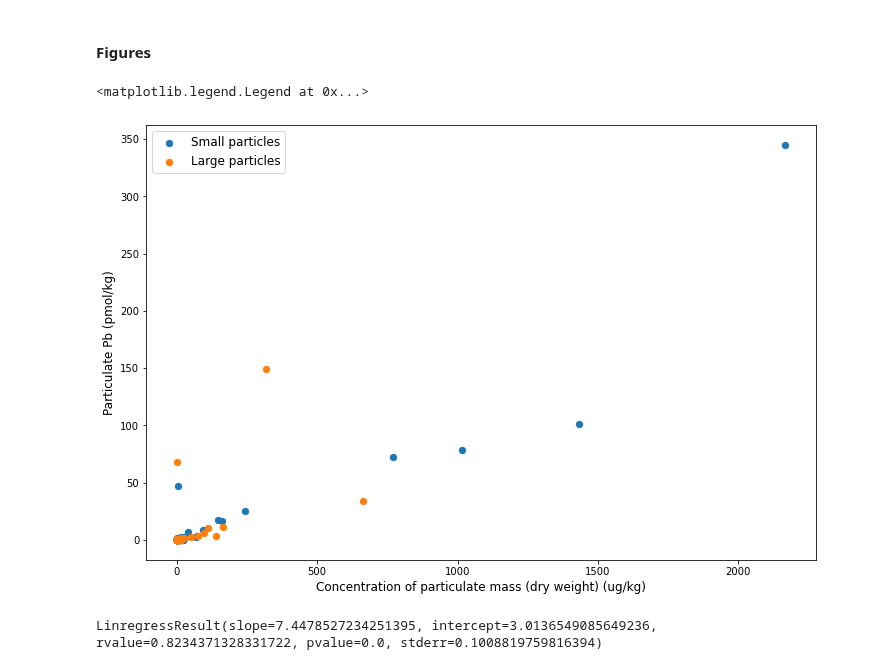
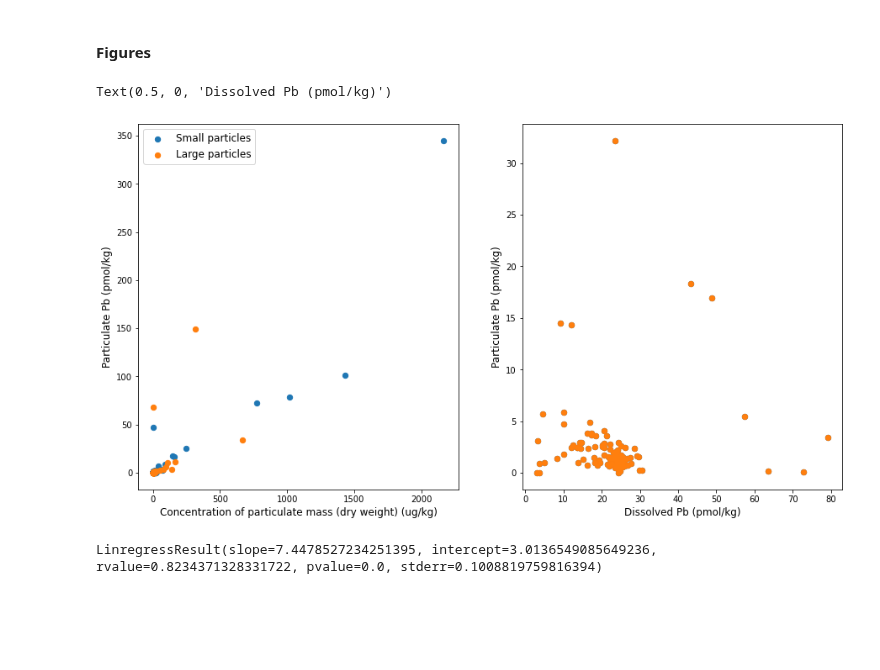
Before and after one commit to UBC-MOAD/analysis-brogalla, a Jupyter notebook: paper3/scavenging-trials/dPb-pPb-SPM-obs.ipynb, the cells around one changed output. Saved outputs shown, nothing was run; the diff lists cells and outputs as text; code cells hidden in the pictures; blank space fills up the shorter version.

```diff
--- a/paper3/scavenging-trials/dPb-pPb-SPM-obs.ipynb
+++ b/paper3/scavenging-trials/dPb-pPb-SPM-obs.ipynb
@@ -34,16 +35,21 @@ depth     = df['var2'].values
 ratio_Pb_LPT = particPb_LPT/dissolPb
 ratio_Pb_SPT = particPb_SPT/dissolPb
 # %%
-fig, ax = plt.subplots(1,1, figsize=(12,8))
+fig, ax = plt.subplots(1,2, figsize=(15,8))
 
-ax.scatter(pmass_SPT.flatten(), particPb_SPT.flatten(), s=40, label='Small particles')
-ax.scatter(pmass_LPT.flatten(), particPb_LPT.flatten(), s=40, label='Large particles')
-ax.set_xlabel('Concentration of particulate mass (dry weight) (ug/kg)', fontsize=12)
-ax.set_ylabel('Particulate Pb (pmol/kg)', fontsize=12)
-ax.legend(fontsize=12)
+ax[0].scatter(pmass_SPT.flatten(), particPb_SPT.flatten(), s=40, label='Small particles')
+ax[0].scatter(pmass_LPT.flatten(), particPb_LPT.flatten(), s=40, label='Large particles')
+ax[0].set_xlabel('Concentration of particulate mass (dry weight) (ug/kg)', fontsize=12)
+ax[0].set_ylabel('Particulate Pb (pmol/kg)', fontsize=12)
+ax[0].legend(fontsize=12)
+
+ax[1].scatter(dissolPb.flatten(), particPb.flatten(), s=40)
+ax[1].scatter(dissolPb.flatten(), particPb.flatten(), s=40)
+ax[1].set_ylabel('Particulate Pb (pmol/kg)', fontsize=12)
+ax[1].set_xlabel('Dissolved Pb (pmol/kg)', fontsize=12)
 # %% [output]
-<matplotlib.legend.Legend at 0x...>
+Text(0.5, 0, 'Dissolved Pb (pmol/kg)')
-[figure, old version]
+[figure, new version]
 # %%
 linregress(x_plot,y_plot)
 # %% [output]
```
Also changed, not shown: parts of 1 cell of this notebook, 1 other file.
